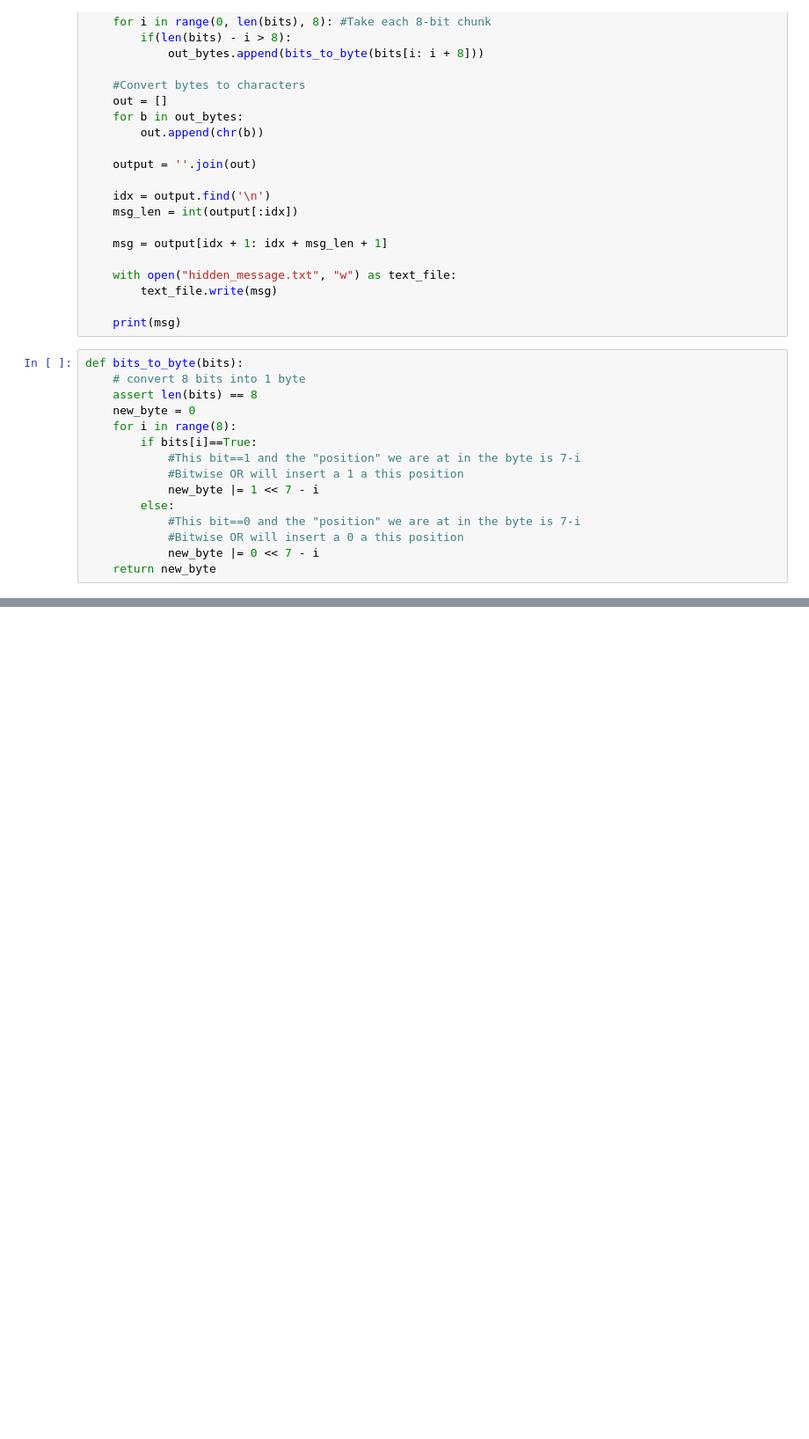
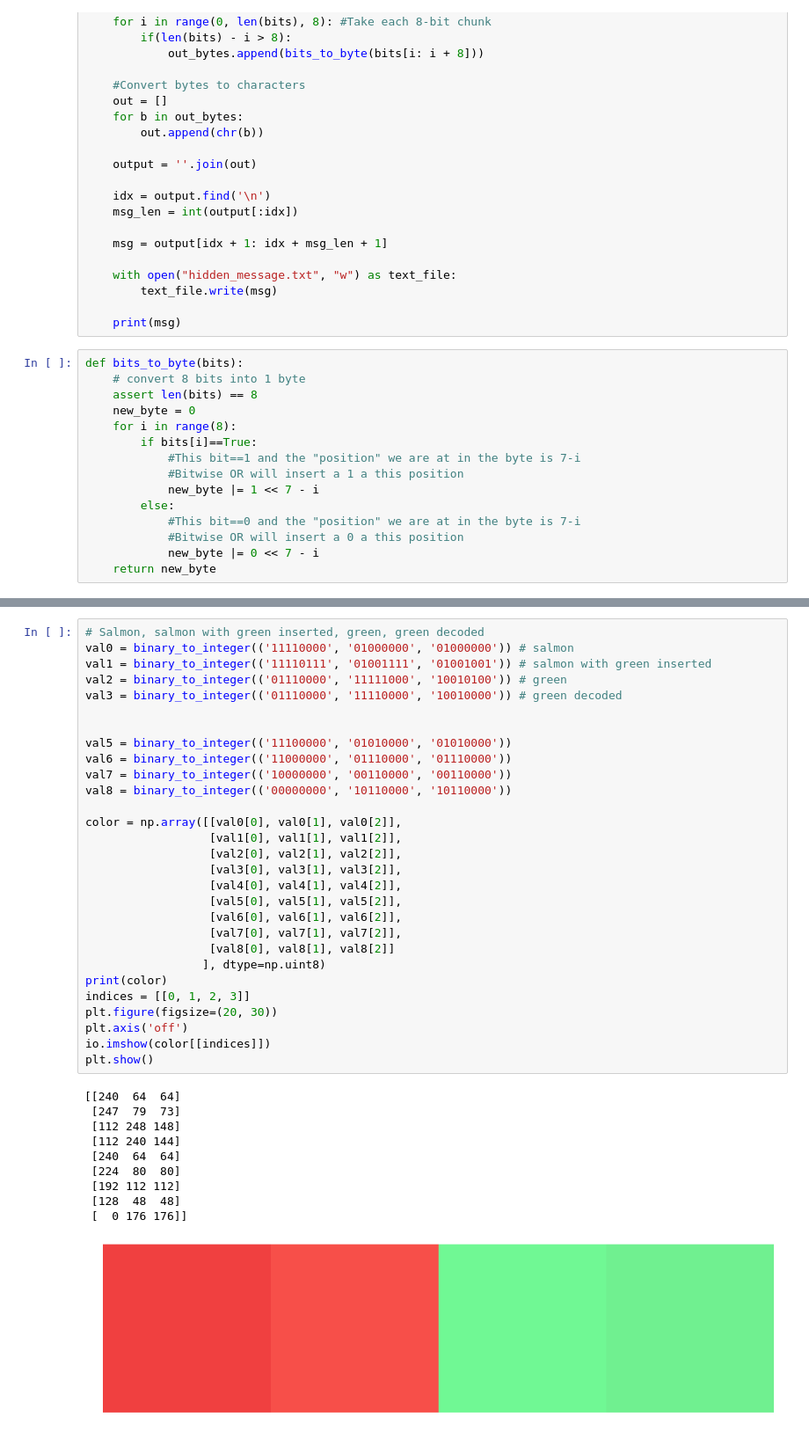
Before and after one commit to raffg/steganography, a Jupyter notebook: steganography.ipynb, the cells around one changed output, grey strips where cells are left out. Shown at 88% size. Cells and saved outputs as stored; diff of their text form; blank space fills up the shorter version.

```diff
--- a/steganography.ipynb
+++ b/steganography.ipynb
@@ -707,0 +878,40 @@ decrypt('forest_hidden.bmp')
+# %%
+# Salmon, salmon with green inserted, green, green decoded
+val0 = binary_to_integer(('11110000', '01000000', '01000000')) # salmon
+val1 = binary_to_integer(('11110111', '01001111', '01001001')) # salmon with green inserted
+val2 = binary_to_integer(('01110000', '11111000', '10010100')) # green
+val3 = binary_to_integer(('01110000', '11110000', '10010000')) # green decoded
+
+
+val5 = binary_to_integer(('11100000', '01010000', '01010000'))
+val6 = binary_to_integer(('11000000', '01110000', '01110000'))
+val7 = binary_to_integer(('10000000', '00110000', '00110000'))
+val8 = binary_to_integer(('00000000', '10110000', '10110000'))
+
+color = np.array([[val0[0], val0[1], val0[2]],
+                  [val1[0], val1[1], val1[2]],
+                  [val2[0], val2[1], val2[2]],
+                  [val3[0], val3[1], val3[2]],
+                  [val4[0], val4[1], val4[2]],
+                  [val5[0], val5[1], val5[2]],
+                  [val6[0], val6[1], val6[2]],
+                  [val7[0], val7[1], val7[2]],
+                  [val8[0], val8[1], val8[2]]
+                 ], dtype=np.uint8)
+print(color)
+indices = [[0, 1, 2, 3]]
+plt.figure(figsize=(20, 30))
+plt.axis('off')
+io.imshow(color[[indices]])
+plt.show()
+# %% [output]
+[[240  64  64]
+ [247  79  73]
+ [112 248 148]
+ [112 240 144]
+ [240  64  64]
+ [224  80  80]
+ [192 112 112]
+ [128  48  48]
+ [  0 176 176]]
+[figure, added]
```
Also changed, not shown: parts of 45 cells of this notebook.
